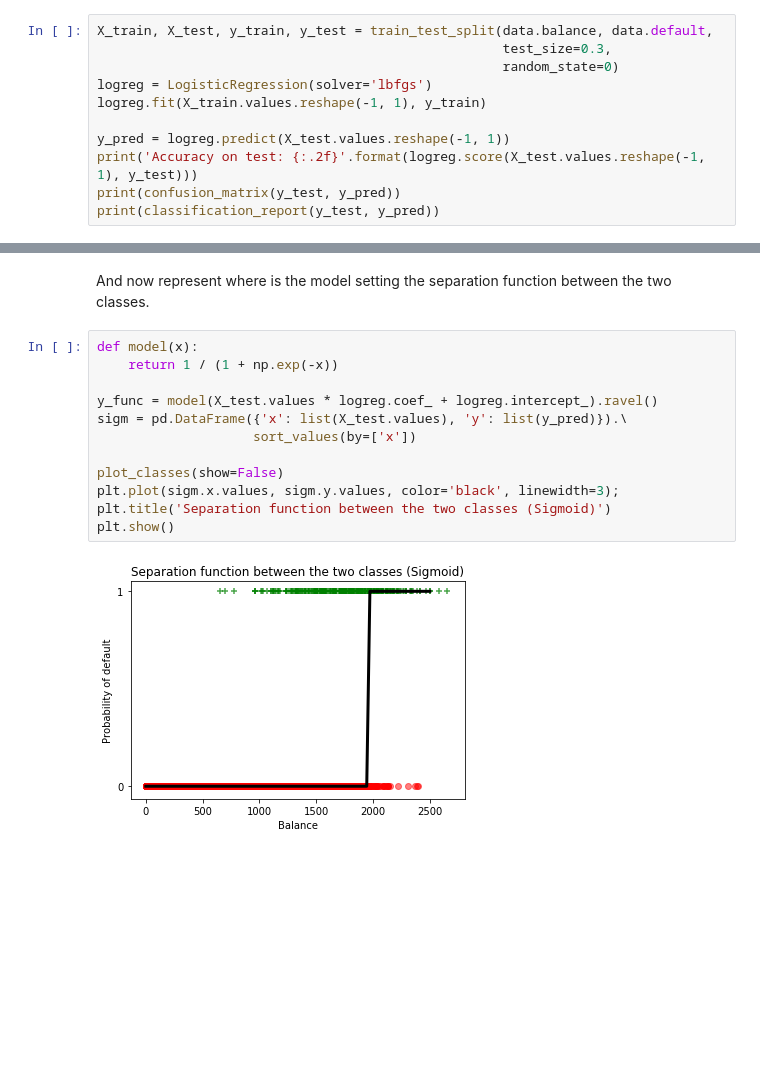
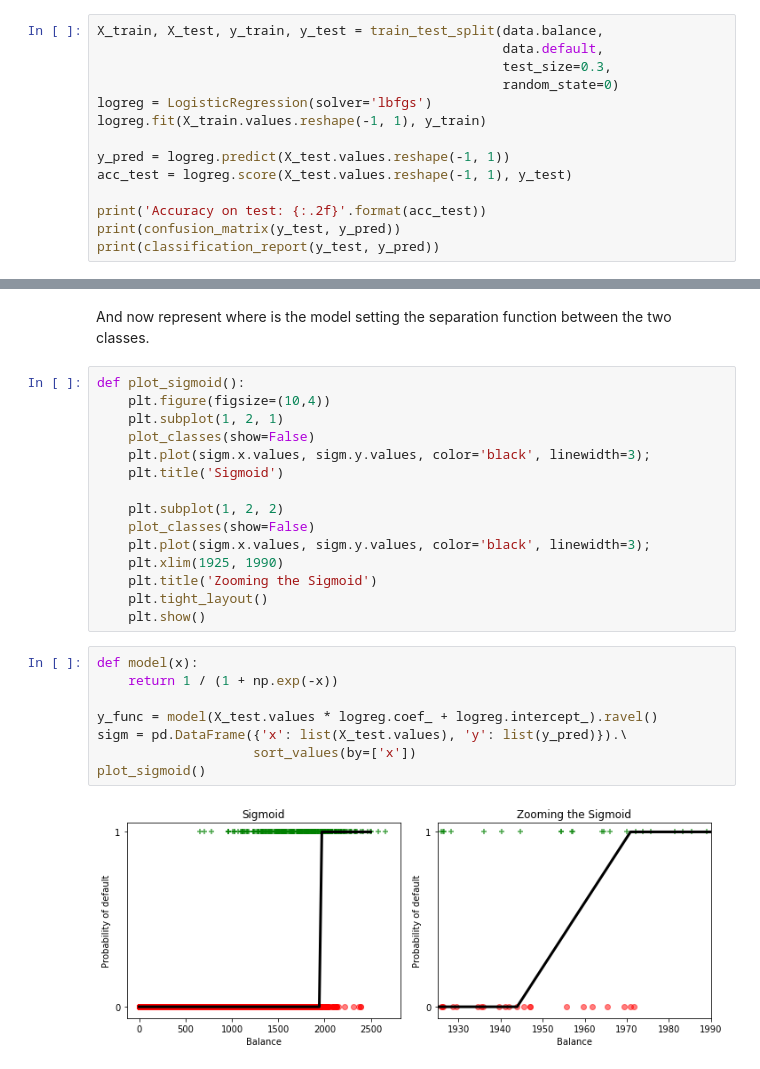
Before and after one commit to renero/uah, a Jupyter notebook: Logistic_regression.ipynb, the cells around one changed output, grey strips where cells are left out. Drawn from its saved outputs; the diff is of its cells as text; blank space fills up the shorter version.

```diff
--- a/Logistic_regression.ipynb
+++ b/Logistic_regression.ipynb
@@ -393,14 +409,17 @@ plot_classes()
 # %% [markdown]
 Build the model, and keep it on `logreg`.
 # %%
-X_train, X_test, y_train, y_test = train_test_split(data.balance, data.default,
+X_train, X_test, y_train, y_test = train_test_split(data.balance,
+                                                    data.default,
                                                     test_size=0.3,
                                                     random_state=0)
 logreg = LogisticRegression(solver='lbfgs')
 logreg.fit(X_train.values.reshape(-1, 1), y_train)
 
 y_pred = logreg.predict(X_test.values.reshape(-1, 1))
-print('Accuracy on test: {:.2f}'.format(logreg.score(X_test.values.reshape(-1, 1), y_test)))
+acc_test = logreg.score(X_test.values.reshape(-1, 1), y_test)
+
+print('Accuracy on test: {:.2f}'.format(acc_test))
 print(confusion_matrix(y_test, y_pred))
 print(classification_report(y_test, y_pred))
 # %% [output]
@@ -417,17 +436,28 @@ Accuracy on test: 0.97
 weighted avg       0.97      0.97      0.96      3000
 # %% [markdown]
 And now represent where is the model setting the separation function between the two classes.
+# %%
+def plot_sigmoid():
+    plt.figure(figsize=(10,4))
+    plt.subplot(1, 2, 1)
+    plot_classes(show=False)
+    plt.plot(sigm.x.values, sigm.y.values, color='black', linewidth=3);
+    plt.title('Sigmoid')
+
+    plt.subplot(1, 2, 2)
+    plot_classes(show=False)
+    plt.plot(sigm.x.values, sigm.y.values, color='black', linewidth=3);
+    plt.xlim(1925, 1990)
+    plt.title('Zooming the Sigmoid')
+    plt.tight_layout()
+    plt.show()
 # %%
 def model(x):
     return 1 / (1 + np.exp(-x))
 
 y_func = model(X_test.values * logreg.coef_ + logreg.intercept_).ravel()
 sigm = pd.DataFrame({'x': list(X_test.values), 'y': list(y_pred)}).\
                     sort_values(by=['x'])
-
-plot_classes(show=False)
-plt.plot(sigm.x.values, sigm.y.values, color='black', linewidth=3);
-plt.title('Separation function between the two classes (Sigmoid)')
-plt.show()
+plot_sigmoid()
 # %% [output]
-[figure, old version]
+[figure, new version]
```
Also changed, not shown: parts of 19 cells of this notebook, 1 other file.
